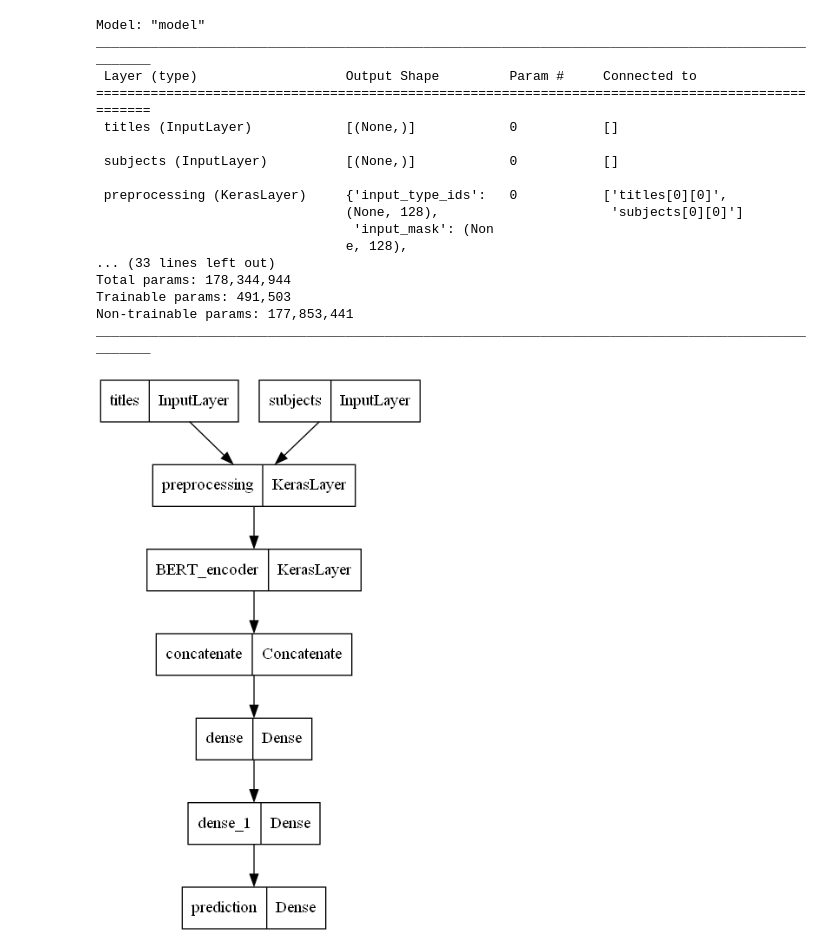
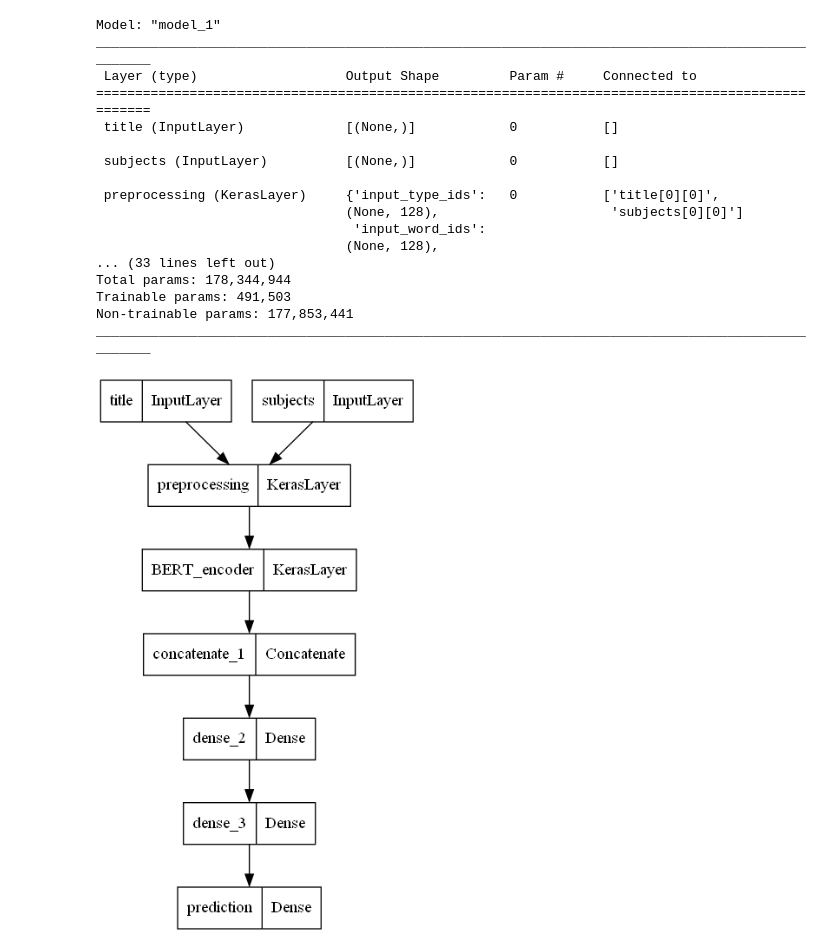
Before and after one commit to renesteeman/ScalableStance, a Jupyter notebook: Pipeline/TrainModel.ipynb, the cells around one changed output. Cells and saved outputs as stored; diff of their text form; code cells hidden in the pictures.

```diff
--- a/Pipeline/TrainModel.ipynb
+++ b/Pipeline/TrainModel.ipynb
@@ -76,8 +114,8 @@ def build_classifier_model():
     preprocessor = hub.KerasLayer(tfhub_handle_preprocess, name='preprocessing')
     encoder = hub.KerasLayer(tfhub_handle_encoder, trainable=False, name='BERT_encoder')
 
-    titles = tf.keras.layers.Input(shape=(), dtype=tf.string, name='titles')
-    titles_preprocessed = preprocessor(titles)
+    title = tf.keras.layers.Input(shape=(), dtype=tf.string, name='title')
+    titles_preprocessed = preprocessor(title)
 
     subjects = tf.keras.layers.Input(shape=(), dtype=tf.string, name='subjects')
     subjects_preprocessed = preprocessor(subjects)
@@ -95,37 +133,37 @@ def build_classifier_model():
     # Neural network hidden layers
     for number_of_hidden_units in hidden_layer_sizes:
         out = tf.keras.layers.Dense(number_of_hidden_units, activation=tf.keras.layers.LeakyReLU(alpha=alpha_leaky_relu))(out)
         if dropout > 0:
             out = tf.keras.layers.Dropout(dropout)(out)
 
     # Output
     out = tf.keras.layers.Dense(number_of_output_classes, activation=tf.nn.softmax, name='prediction')(out)
 
     return tf.keras.Model(
-        inputs = [titles, subjects],
+        inputs = [title, subjects],
         outputs = out
     )
 
 # In case of "SavedModel file does not exist at:" error, go the Temp\tfhub_modules folder it references and delete it
 model = build_classifier_model()
 model.summary()
 tf.keras.utils.plot_model(model)
 # %% [output]
-Model: "model"
+Model: "model_1"
 __________________________________________________________________________________________________
  Layer (type)                   Output Shape         Param #     Connected to
 ==================================================================================================
- titles (InputLayer)            [(None,)]            0           []
+ title (InputLayer)             [(None,)]            0           []
 
  subjects (InputLayer)          [(None,)]            0           []
 
- preprocessing (KerasLayer)     {'input_type_ids':   0           ['titles[0][0]',
+ preprocessing (KerasLayer)     {'input_type_ids':   0           ['title[0][0]',
                                 (None, 128),                      'subjects[0][0]']
-                                 'input_mask': (Non
-                                e, 128),
+                                 'input_word_ids':
+                                (None, 128),
 ... (33 lines left out)
 Total params: 178,344,944
 Trainable params: 491,503
 Non-trainable params: 177,853,441
 __________________________________________________________________________________________________
-[figure, old version]
+[figure, new version]
```
Also changed, not shown: parts of 8 cells of this notebook, 10 other files.
